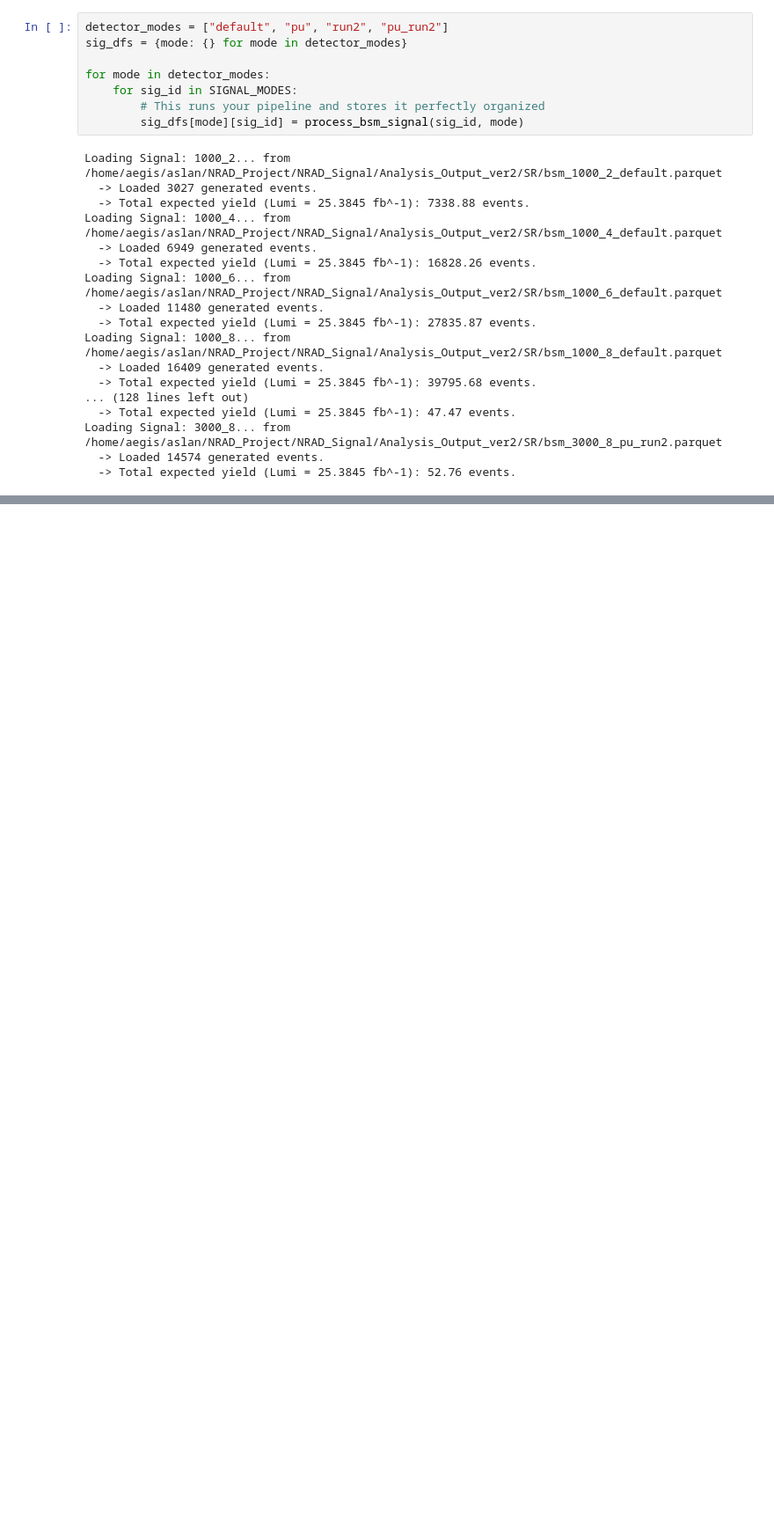
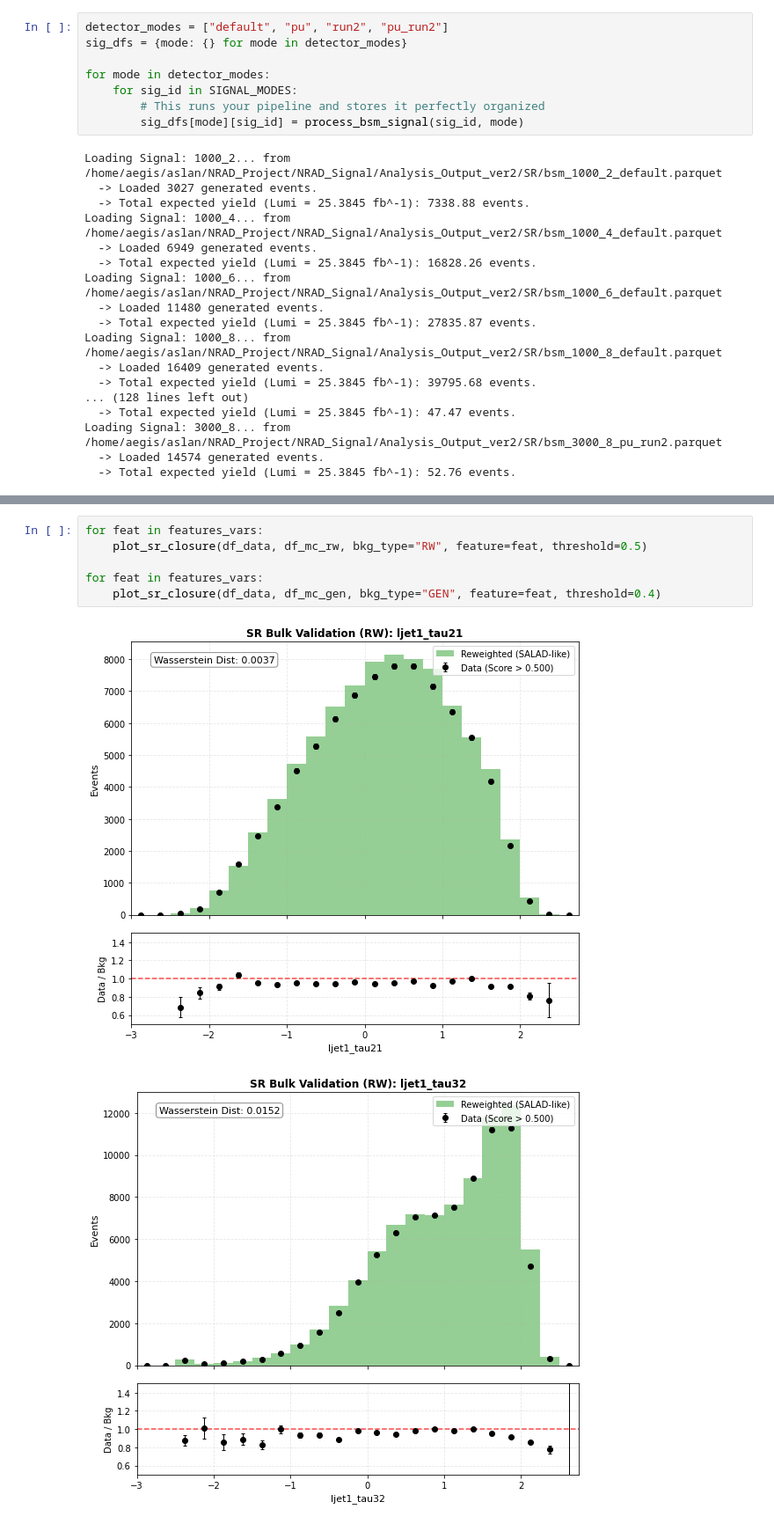
Before and after one commit to sherkaicode/Non-Resonant-AD, a Jupyter notebook: 5_NRAD_Anomaly_ver2.ipynb, the cells around one changed output, grey strips where cells are left out. Shown at 88% size. Cells and saved outputs as stored; diff of their text form; blank space fills up the shorter version.

```diff
--- a/5_NRAD_Anomaly_ver2.ipynb
+++ b/5_NRAD_Anomaly_ver2.ipynb
@@ -477,0 +567,9 @@ for sig_mode in SIGNAL_MODES:
+# %%
+for feat in features_vars:
+    plot_sr_closure(df_data, df_mc_rw, bkg_type="RW", feature=feat, threshold=0.5)
+
+for feat in features_vars:
+    plot_sr_closure(df_data, df_mc_gen, bkg_type="GEN", feature=feat, threshold=0.4)
+# %% [output]
+[figure, added]
+[figure, added]
```
Also changed, not shown: parts of 11 cells of this notebook.
